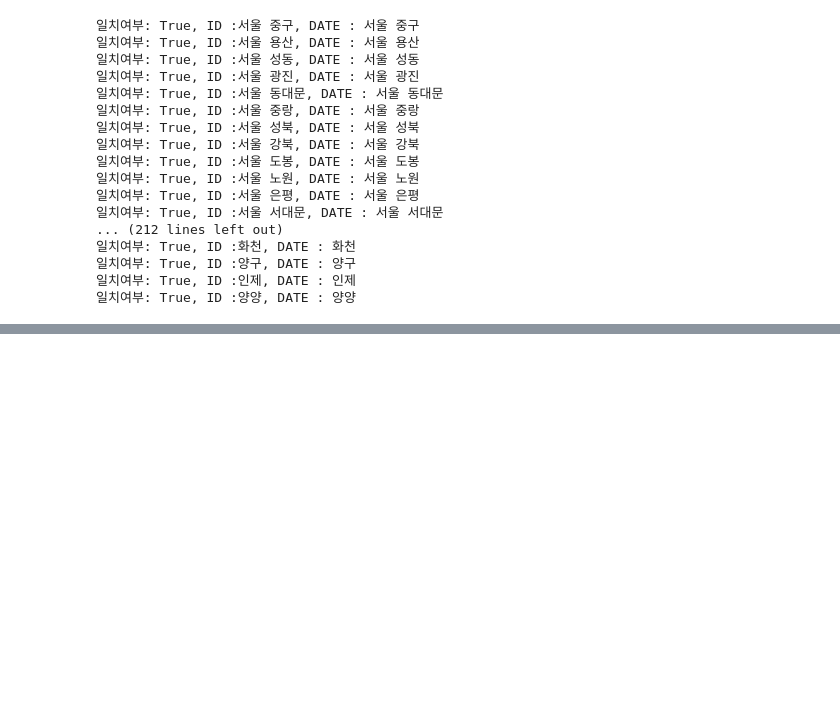
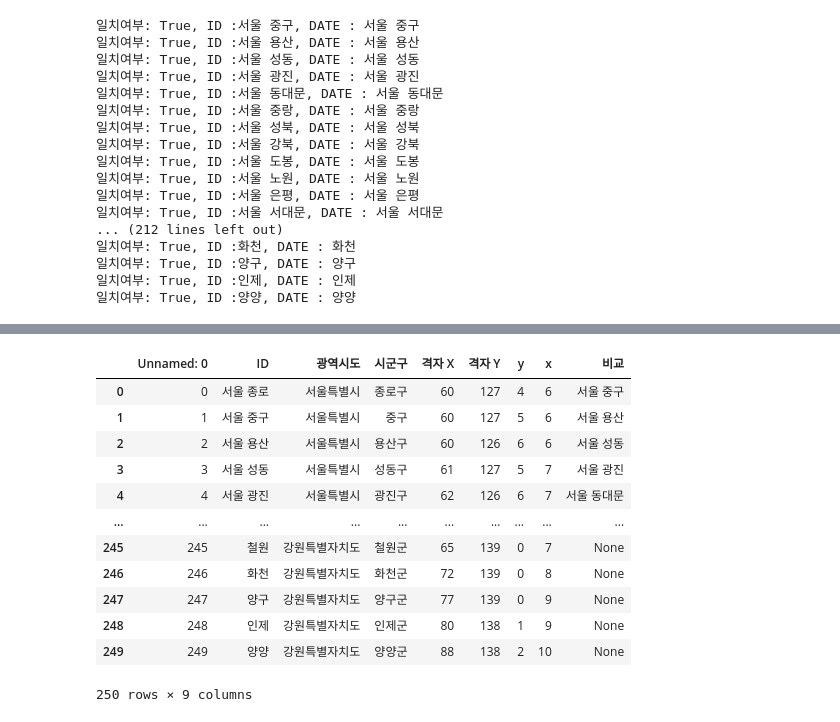
Before and after one commit to njy622/Onnanana_second-Projct, a Jupyter notebook: 02.남지영/09.측정소 위치 재확인.ipynb, the cells around one changed output, grey strips where cells are left out. Cells and saved outputs as stored; diff of their text form; code cells hidden in the pictures; blank space fills up the shorter version.

```diff
--- a/02.남지영/09.측정소 위치 재확인.ipynb
+++ b/02.남지영/09.측정소 위치 재확인.ipynb
@@ -245,0 +246,21 @@ len(final2)
+# %%
+for _ in range(10):
+    final2.append(None)
+# %%
+si['비교'] = final2
+# %%
+si
+# %% [output]
+|  | Unnamed: 0 | ID | 광역시도 | 시군구 | 격자 X | 격자 Y | y | x | 비교 |
+| 0 | 0 | 서울 종로 | 서울특별시 | 종로구 | 60 | 127 | 4 | 6 | 서울 중구 |
+| 1 | 1 | 서울 중구 | 서울특별시 | 중구 | 60 | 127 | 5 | 6 | 서울 용산 |
+| 2 | 2 | 서울 용산 | 서울특별시 | 용산구 | 60 | 126 | 6 | 6 | 서울 성동 |
+| 3 | 3 | 서울 성동 | 서울특별시 | 성동구 | 61 | 127 | 5 | 7 | 서울 광진 |
+| 4 | 4 | 서울 광진 | 서울특별시 | 광진구 | 62 | 126 | 6 | 7 | 서울 동대문 |
+| ... | ... | ... | ... | ... | ... | ... | ... | ... | ... |
+| 245 | 245 | 철원 | 강원특별자치도 | 철원군 | 65 | 139 | 0 | 7 | None |
+| 246 | 246 | 화천 | 강원특별자치도 | 화천군 | 72 | 139 | 0 | 8 | None |
+| 247 | 247 | 양구 | 강원특별자치도 | 양구군 | 77 | 139 | 0 | 9 | None |
+| 248 | 248 | 인제 | 강원특별자치도 | 인제군 | 80 | 138 | 1 | 9 | None |
+| 249 | 249 | 양양 | 강원특별자치도 | 양양군 | 88 | 138 | 2 | 10 | None |
+250 rows × 9 columns
```
Also changed, not shown: parts of 2 cells of this notebook, 45 other files.
